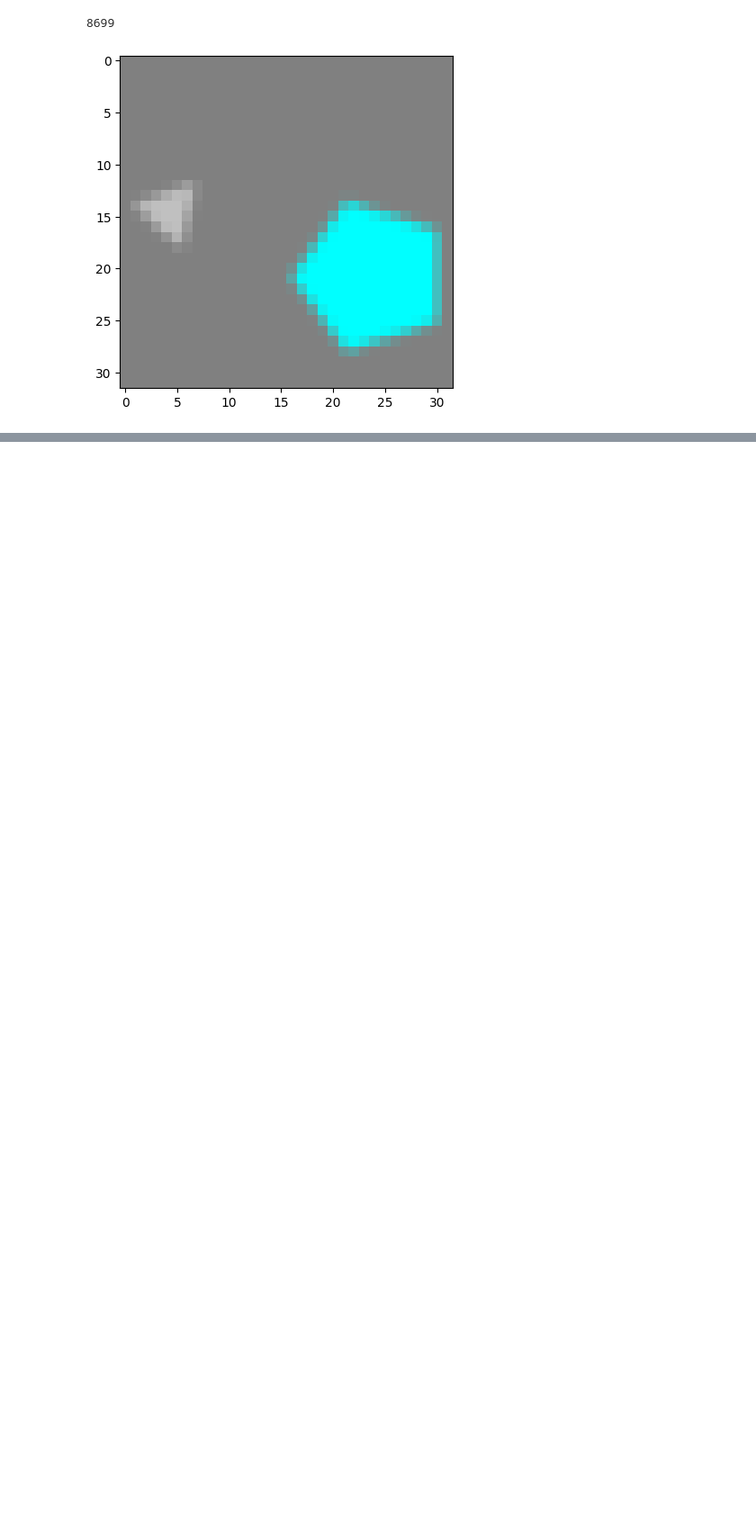
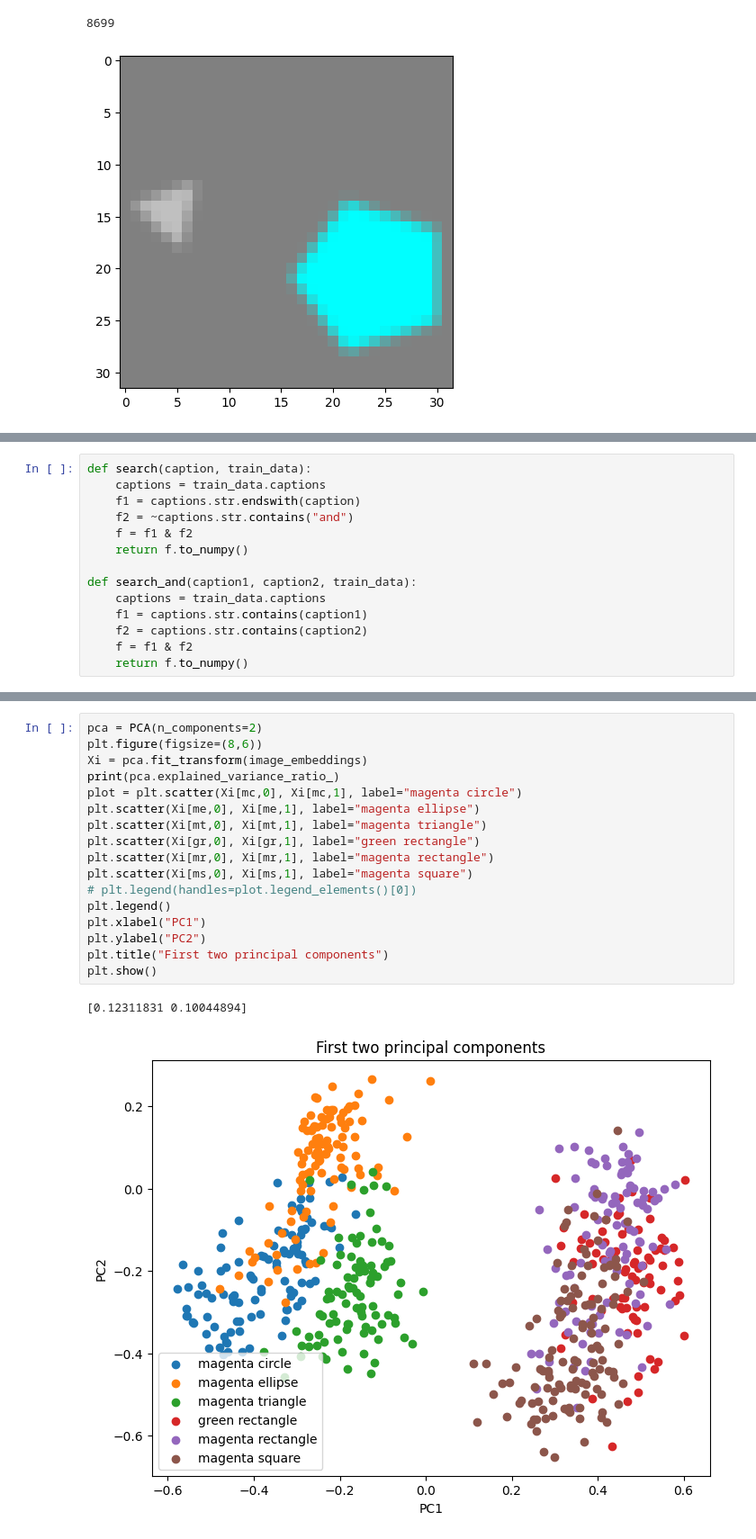
Before and after one commit to RodgersLuo/open-dalle-2, a Jupyter notebook: experiments.ipynb, the cells around one changed output, grey strips where cells are left out. Shown at 90% size. Cells and saved outputs as stored; diff of their text form; blank space fills up the shorter version.

```diff
--- a/experiments.ipynb
+++ b/experiments.ipynb
@@ -368,0 +400,14 @@ show_tensor_image(image.detach().cpu())
+# %%
+def search(caption, train_data):
+    captions = train_data.captions
+    f1 = captions.str.endswith(caption)
+    f2 = ~captions.str.contains("and")
+    f = f1 & f2
+    return f.to_numpy()
+
+def search_and(caption1, caption2, train_data):
+    captions = train_data.captions
+    f1 = captions.str.contains(caption1)
+    f2 = captions.str.contains(caption2)
+    f = f1 & f2
+    return f.to_numpy()
@@ -368,0 +452,20 @@ show_tensor_image(image.detach().cpu())
+# %%
+pca = PCA(n_components=2)
+plt.figure(figsize=(8,6))
+Xi = pca.fit_transform(image_embeddings)
+print(pca.explained_variance_ratio_)
+plot = plt.scatter(Xi[mc,0], Xi[mc,1], label="magenta circle")
+plt.scatter(Xi[me,0], Xi[me,1], label="magenta ellipse")
+plt.scatter(Xi[mt,0], Xi[mt,1], label="magenta triangle")
+plt.scatter(Xi[gr,0], Xi[gr,1], label="green rectangle")
+plt.scatter(Xi[mr,0], Xi[mr,1], label="magenta rectangle")
+plt.scatter(Xi[ms,0], Xi[ms,1], label="magenta square")
+# plt.legend(handles=plot.legend_elements()[0])
+plt.legend()
+plt.xlabel("PC1")
+plt.ylabel("PC2")
+plt.title("First two principal components")
+plt.show()
+# %% [output]
+[0.12311831 0.10044894]
+[figure, added]
```
Also changed, not shown: parts of 79 cells of this notebook, 4 other files.
